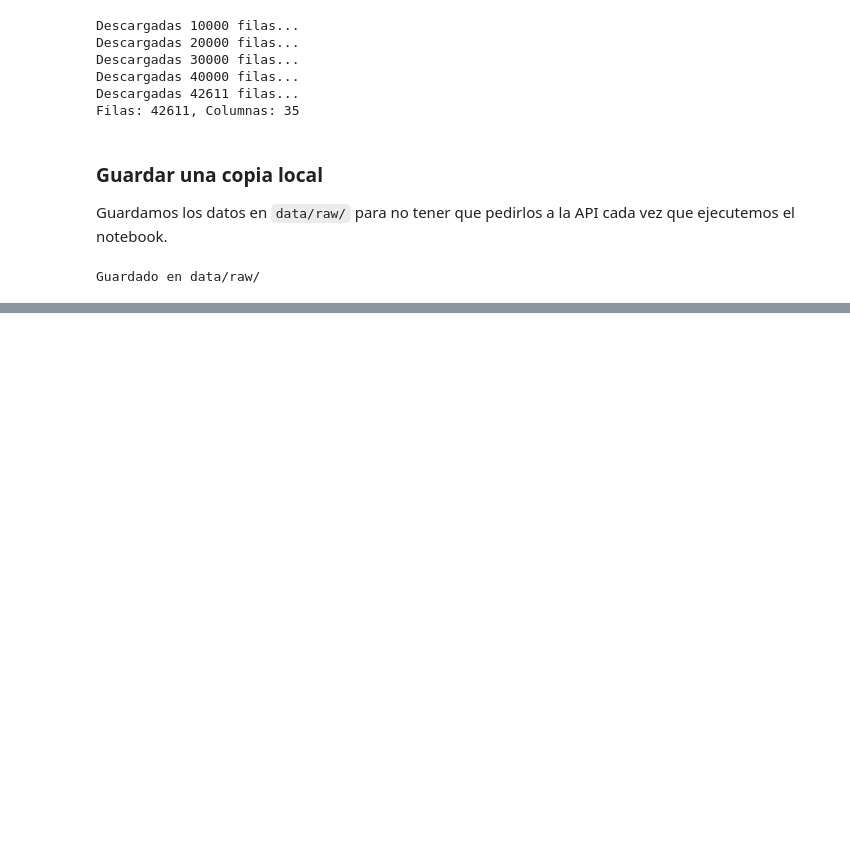
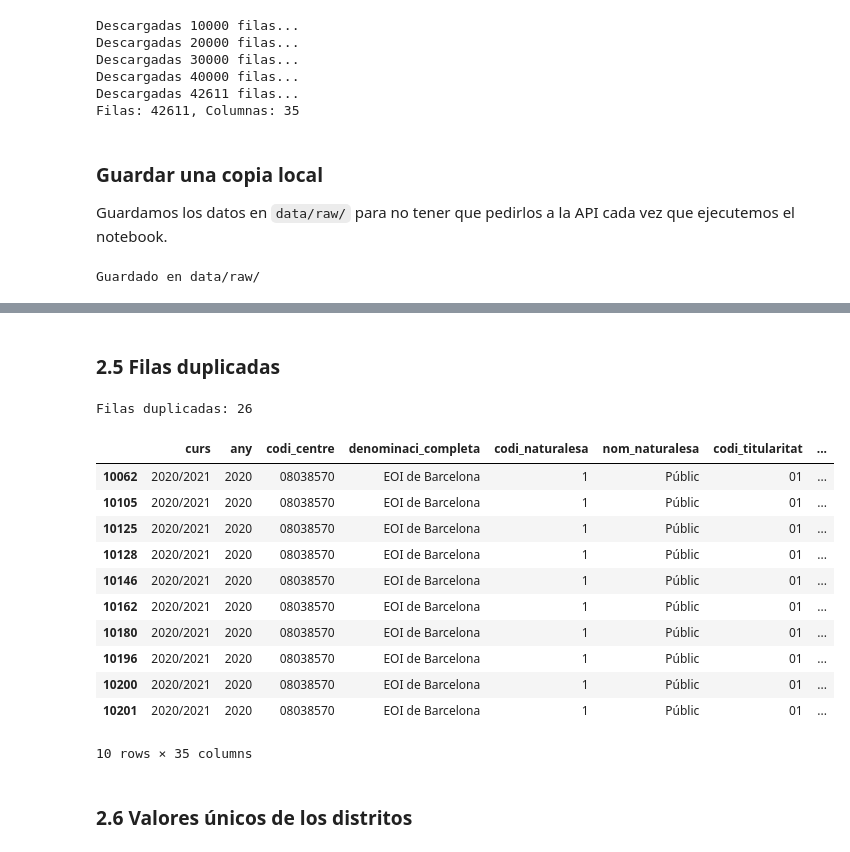
Before and after one commit to esrakesken/eda-educacion-barcelona, a Jupyter notebook: notebooks/01_eda_educacion_bcn.ipynb, the cells around one changed output, grey strips where cells are left out. Drawn from its saved outputs; the diff is of its cells as text; code cells hidden in the pictures; blank space fills up the shorter version.

```diff
--- a/notebooks/01_eda_educacion_bcn.ipynb
+++ b/notebooks/01_eda_educacion_bcn.ipynb
@@ -68,0 +129,23 @@ Guardado en data/raw/
+# %% [markdown]
+### 2.5 Filas duplicadas
+# %%
+print(f"Filas duplicadas: {df.duplicated().sum()}")
+# %% [output]
+Filas duplicadas: 26
+# %%
+df[df.duplicated(keep=False)].sort_values(["codi_centre", "curs"]).head(10)
+# %% [output]
+|  | curs | any | codi_centre | denominaci_completa | codi_naturalesa | nom_naturalesa | codi_titularitat | ... |
+| 10062 | 2020/2021 | 2020 | 08038570 | EOI de Barcelona | 1 | Públic | 01 | ... |
+| 10105 | 2020/2021 | 2020 | 08038570 | EOI de Barcelona | 1 | Públic | 01 | ... |
+| 10125 | 2020/2021 | 2020 | 08038570 | EOI de Barcelona | 1 | Públic | 01 | ... |
+| 10128 | 2020/2021 | 2020 | 08038570 | EOI de Barcelona | 1 | Públic | 01 | ... |
+| 10146 | 2020/2021 | 2020 | 08038570 | EOI de Barcelona | 1 | Públic | 01 | ... |
+| 10162 | 2020/2021 | 2020 | 08038570 | EOI de Barcelona | 1 | Públic | 01 | ... |
+| 10180 | 2020/2021 | 2020 | 08038570 | EOI de Barcelona | 1 | Públic | 01 | ... |
+| 10196 | 2020/2021 | 2020 | 08038570 | EOI de Barcelona | 1 | Públic | 01 | ... |
+| 10200 | 2020/2021 | 2020 | 08038570 | EOI de Barcelona | 1 | Públic | 01 | ... |
+| 10201 | 2020/2021 | 2020 | 08038570 | EOI de Barcelona | 1 | Públic | 01 | ... |
+10 rows × 35 columns
+# %% [markdown]
+### 2.6 Valores únicos de los distritos
```
Also changed, not shown: parts of 12 cells of this notebook.
